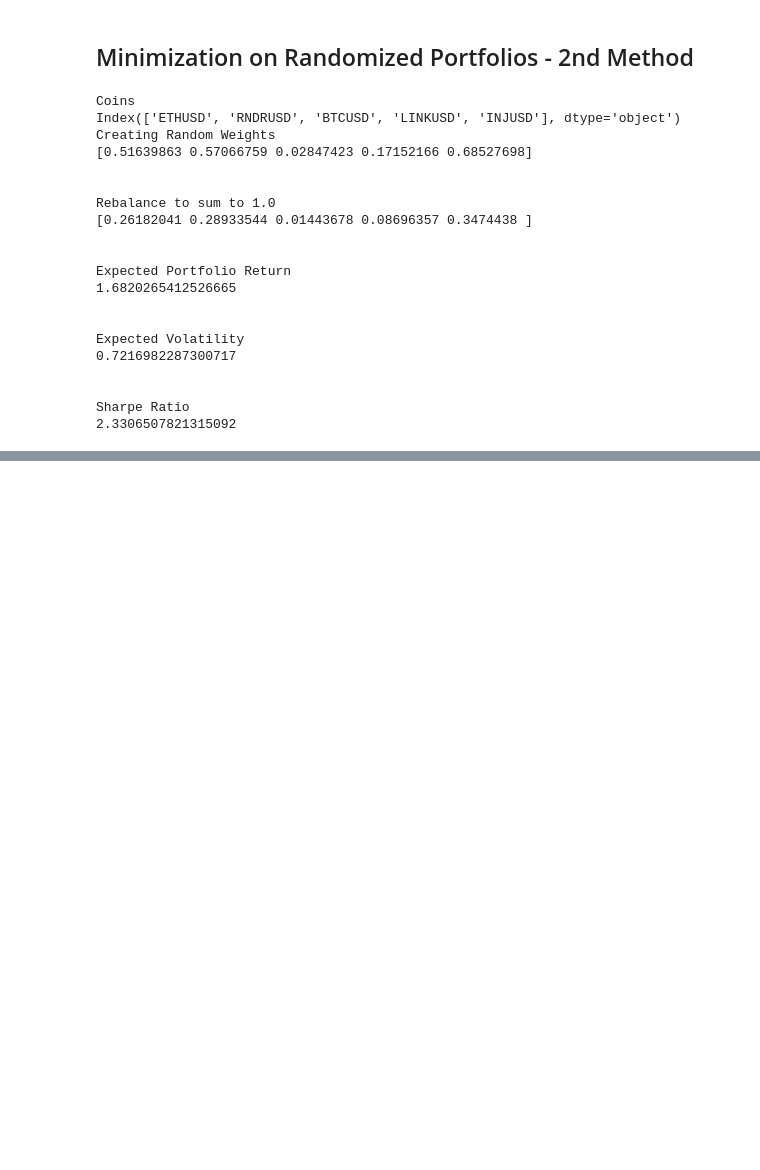
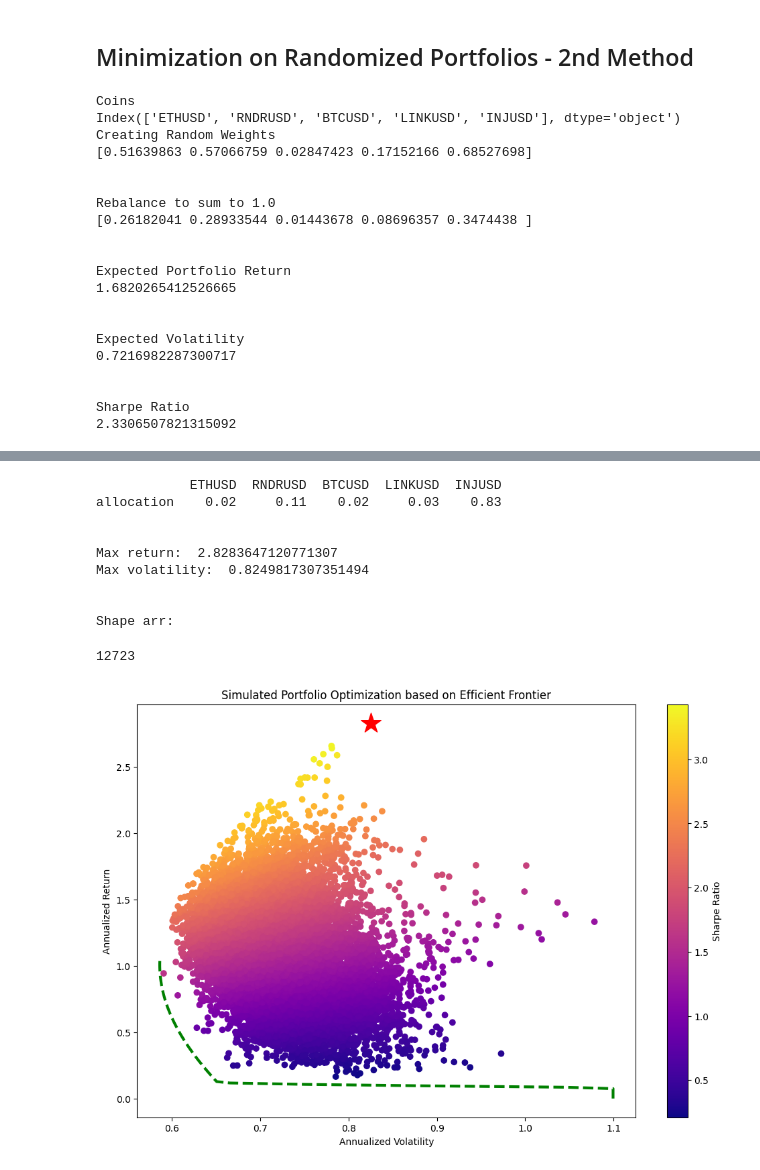
Before and after one commit to glggarenza/crypto-allocation, a Jupyter notebook: crypto_allocation.ipynb, the cells around one changed output, grey strips where cells are left out. Saved outputs shown, nothing was run; the diff lists cells and outputs as text; code cells hidden in the pictures; blank space fills up the shorter version.

```diff
--- a/crypto_allocation.ipynb
+++ b/crypto_allocation.ipynb
@@ -346,6 +369,21 @@ max_sr_vol = vol_arr[agent_index]
 print("Max return: ", max_sr_ret)
 print("Max volatility: ", max_sr_vol)
 print('\n')
+
+# By convention of minimize function it should be a function that returns zero for conditions
+cons = ({'type':'eq','fun': check_sum})
+
+# 0-1 bounds for each weight
+bounds = tuple((0,1) for i in range(num_assets))
+
+# Initial Guess (equal distribution)
+init_guess = [1/num_assets for i in range(num_assets)]
+
+# Sequential Least SQuares Programming (SLSQP).
+opt_results = sco.minimize(neg_sharpe,init_guess,method='SLSQP',bounds=bounds,constraints=cons)
+
+results = get_ret_vol_sr(opt_results.x)
+results
 # %% [output]
 Max Sharpe Ratio: 3.4283967834739166
 Max Sharpe Ratio index: 12723
@@ -353,0 +407,57 @@ TypeError: 'int' object is not iterable
+# %%
+return_val = get_ret_vol_sr(opt_results.x)[1]
+
+# Our returns go from 0 to somewhere along max return
+# Create a linspace number of points to calculate x on
+frontier_y = np.linspace(0,return_val * 1.2 ,100) # Change 100 to a lower number for slower computers!
+
+frontier_volatility = []
+
+for possible_return in frontier_y:
+    # function for return
+    cons = ({'type':'eq','fun': check_sum},
+            {'type':'eq','fun': lambda w: get_ret_vol_sr(w)[0] - possible_return})
+
+    result = sco.minimize(minimize_volatility,init_guess,method='SLSQP',bounds=bounds,constraints=cons)
+
+    frontier_volatility.append(result['fun'])
+
+allocation_dict = {}
+for asset, allocation in zip(all_coins, allocation_res):
+    allocation_dict[asset] = round(allocation,2)
+
+allocation_df = pd.DataFrame(allocation_dict, index =["allocation"])
+print(allocation_df)
+print('\n')
+print("Max return: ", max_sr_ret)
+print("Max volatility: ", max_sr_vol)
+print('\n')
+
+plt.figure(figsize=(12,8))
+plt.scatter(vol_arr,ret_arr,c=sharpe_arr,cmap='plasma')
+plt.title('Simulated Portfolio Optimization based on Efficient Frontier')
+plt.colorbar(label='Sharpe Ratio')
+plt.xlabel('Annualized Volatility')
+plt.ylabel('Annualized Return')
+
+# Add red dot for max SR
+plt.scatter(max_sr_vol,max_sr_ret,marker='*', c='red',s=500,label='Maximum Sharpe ratio')
+
+
+# Add frontier line
+plt.plot(frontier_volatility,frontier_y,'g--',linewidth=3)
+
+print("Shape arr:")
+sharpe_arr.argmax()
+# %% [output]
+            ETHUSD  RNDRUSD  BTCUSD  LINKUSD  INJUSD
+allocation    0.02     0.11    0.02     0.03    0.83
+
+
+Max return:  2.8283647120771307
+Max volatility:  0.8249817307351494
+
+
+Shape arr:
+12723
+[figure, added]
```
Also changed, not shown: parts of 4 cells of this notebook, 3 other files.
